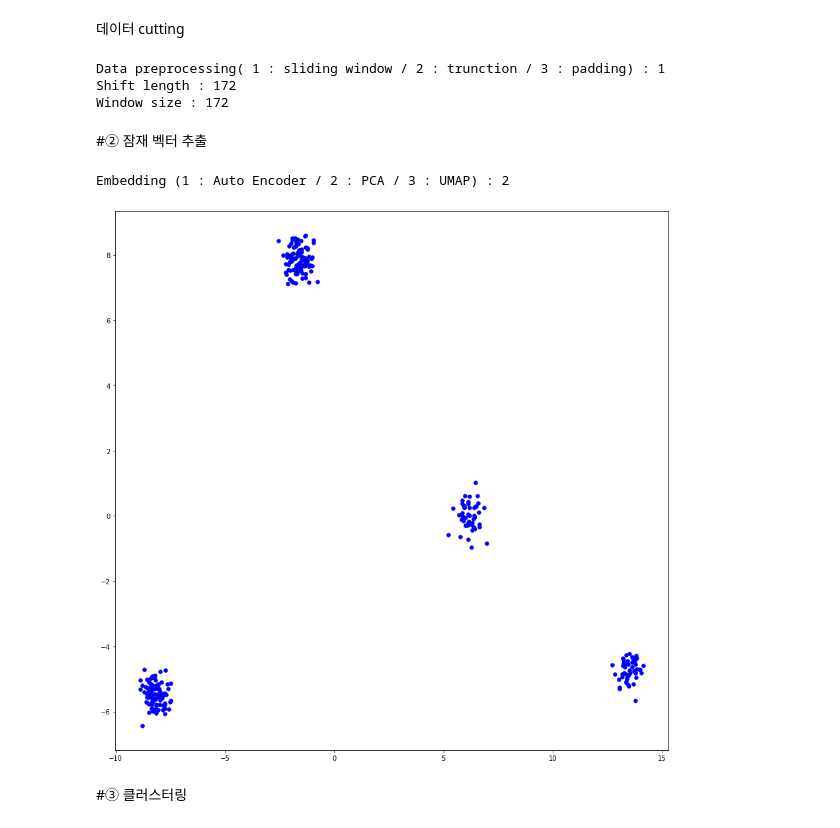
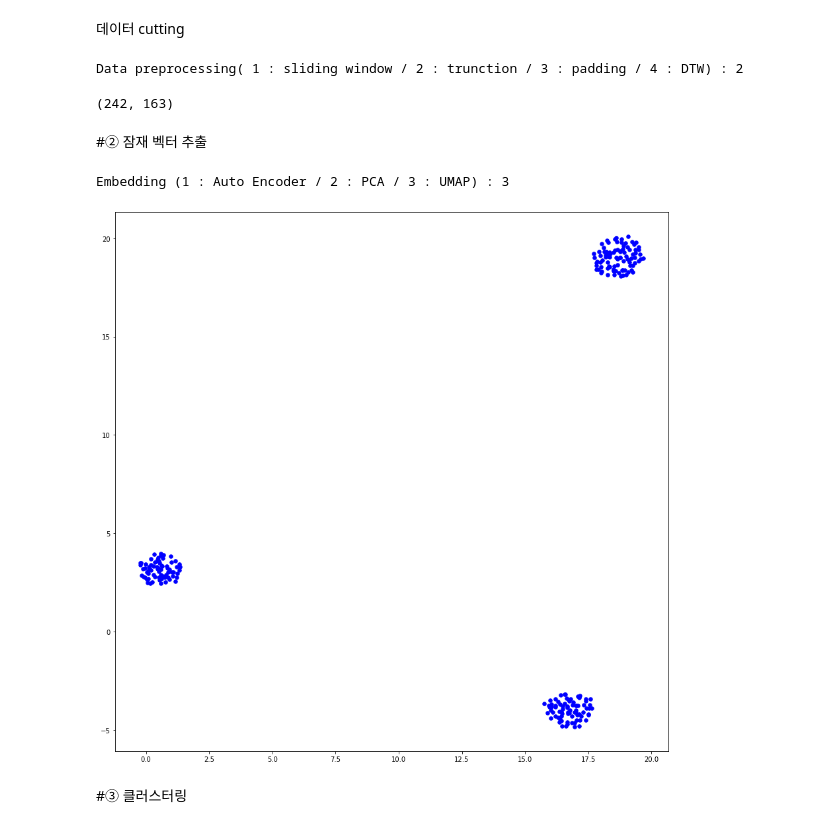
Before and after one commit to shinseok95/Clustering-Framework, a Jupyter notebook: Clustering_Framework.ipynb, the cells around one changed output. Drawn from its saved outputs; the diff is of its cells as text; code cells hidden in the pictures.

```diff
--- a/Clustering_Framework.ipynb
+++ b/Clustering_Framework.ipynb
@@ -835,0 +902,20 @@ COLUMN : Value
+# %%
+# Path를 받아와서 csv 데이터 상위 10개를 보여줌
+
+dataset = None
+embedding_data = None
+predict = None
+
+path = input("PATH : ")
+
+process_flag = input("Process (존재시 1, 존재하지 않을 시 0) : ")
+outlier_flag = input("Outlier (이상치 제거O : 1 / 이상치 제거X : 0) : ")
+
+if process_flag=='1':
+  value_col = input("Value Column : ")
+  process_col = input('Process Column: ')
+  dataset = align_timeseries_dataset(path,outlier_flag, value_col,process_col)
+
+else:
+  value_col = input("Value Column : ")
+  dataset = align_timeseries_dataset(path,outlier_flag,value_col)
@@ -838,9 +939,9 @@ COLUMN : Value
 # %%
 preprocessing_flag = 0
 
-preprocessing_flag = int(input("Data preprocessing( 1 : sliding window / 2 : trunction / 3 : padding) : "))
+preprocessing_flag = int(input("Data preprocessing( 1 : sliding window / 2 : trunction / 3 : padding / 4 : DTW) : "))
 
-# 1 : sliding window / 2 : trunction / 3 : padding
+# 1 : sliding window / 2 : trunction / 3 : padding / 4: DTW
 # 지금은 일단 1로만 가능
 
 if preprocessing_flag == 1:
@@ -849,42 +950,55 @@ if preprocessing_flag == 1:
 
   dataset = sliding_window(dataset,window_size,shift_size)
 
+elif preprocessing_flag == 2:
+  dataset = data_truncation(dataset)
+
+elif preprocessing_flag == 3:
+  dataset = data_padding(dataset)
+
+elif preprocessing_flag == 4:
+  dataset = data_dtw(dataset)
+
 else :
   pass
 # %% [output]
-Data preprocessing( 1 : sliding window / 2 : trunction / 3 : padding) : 1
-Shift length : 172
-Window size : 172
+Data preprocessing( 1 : sliding window / 2 : trunction / 3 : padding / 4 : DTW) : 2
+# %%
+dataset.shape
+# %% [output]
+(242, 163)
 # %% [markdown]
 #② 잠재 벡터 추출
 # %%
 embedding_flag = 0
 
 embedding_flag = int(input("Embedding (1 : Auto Encoder / 2 : PCA / 3 : UMAP) : "))
 
 # 1 : Auto Encoder / 2 : PCA / 3 : UMAP
 
 if embedding_flag == 1:
 
   LEARNING_LATE = float(input('LEARNING_LATE : '))
   BATCH_SIZE = int(input('BATCH_SIZE : '))
   EPOCHS = int(input('EPOCHS : '))
+  IMAGING_FLAG = input("IMAGING (1 : RP / 2 : GAF) : ")
+  IMAGE_SIZE_FLAG = input("IMAGE SIZE (1 : small / 2 : middle / 3: large) : ")
 
-  embedding_data = embedding_AE(dataset,LEARNING_LATE,BATCH_SIZE,EPOCHS)
+  embedding_data = embedding_AE(dataset,LEARNING_LATE,BATCH_SIZE,EPOCHS,IMAGING_FLAG,IMAGE_SIZE_FLAG)
 
 elif embedding_flag == 2:
   embedding_data = embedding_PCA(dataset)
 
 elif embedding_flag == 3:
   embedding_data = embedding_UMAP(dataset)
 
 else :
   pass
 
 draw_vector_data(embedding_data)
 # %% [output]
-Embedding (1 : Auto Encoder / 2 : PCA / 3 : UMAP) : 2
+Embedding (1 : Auto Encoder / 2 : PCA / 3 : UMAP) : 3
-[figure, old version]
+[figure, new version]
 # %% [markdown]
 #③ 클러스터링
 # %%
```
Also changed, not shown: parts of 12 cells of this notebook.
